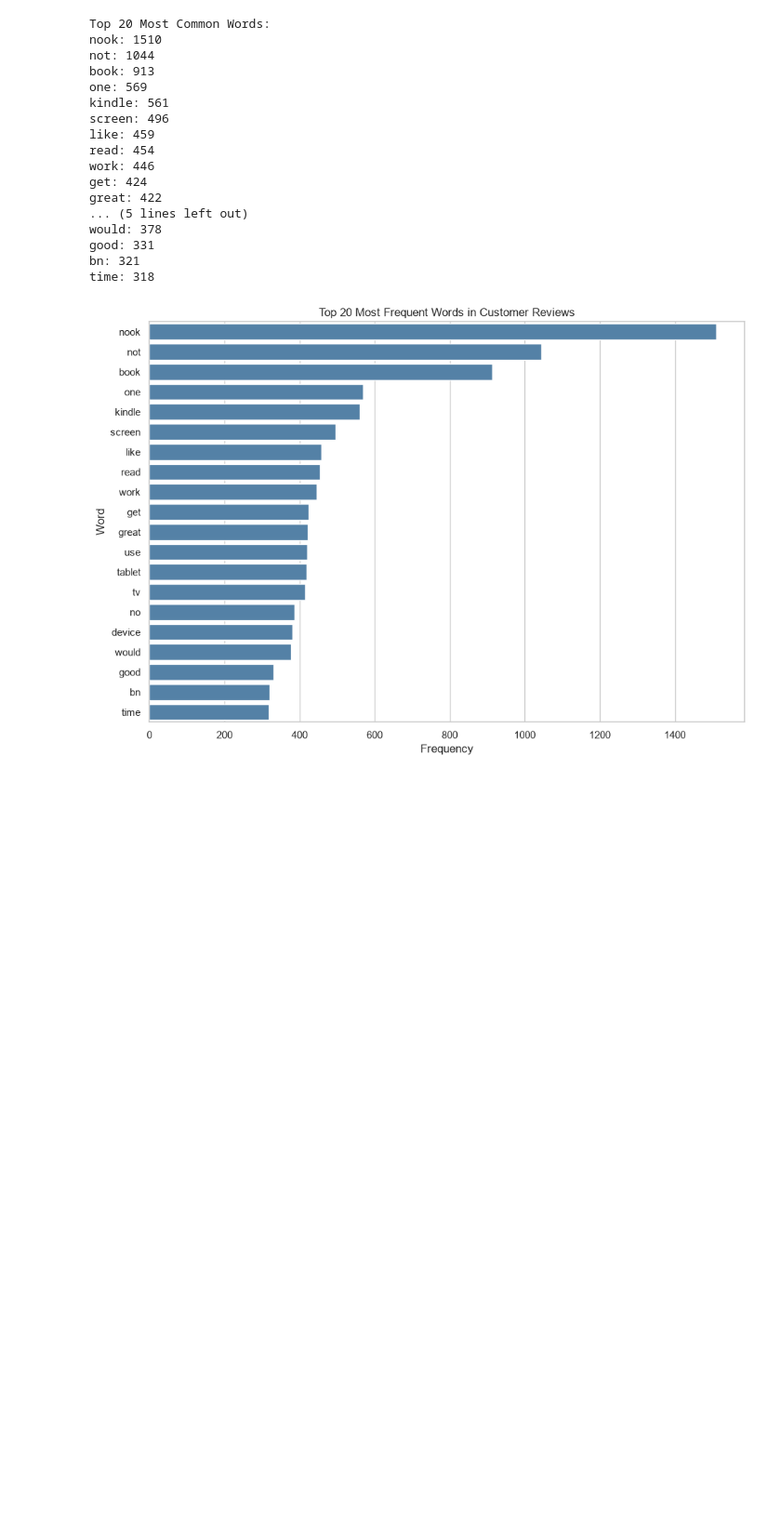
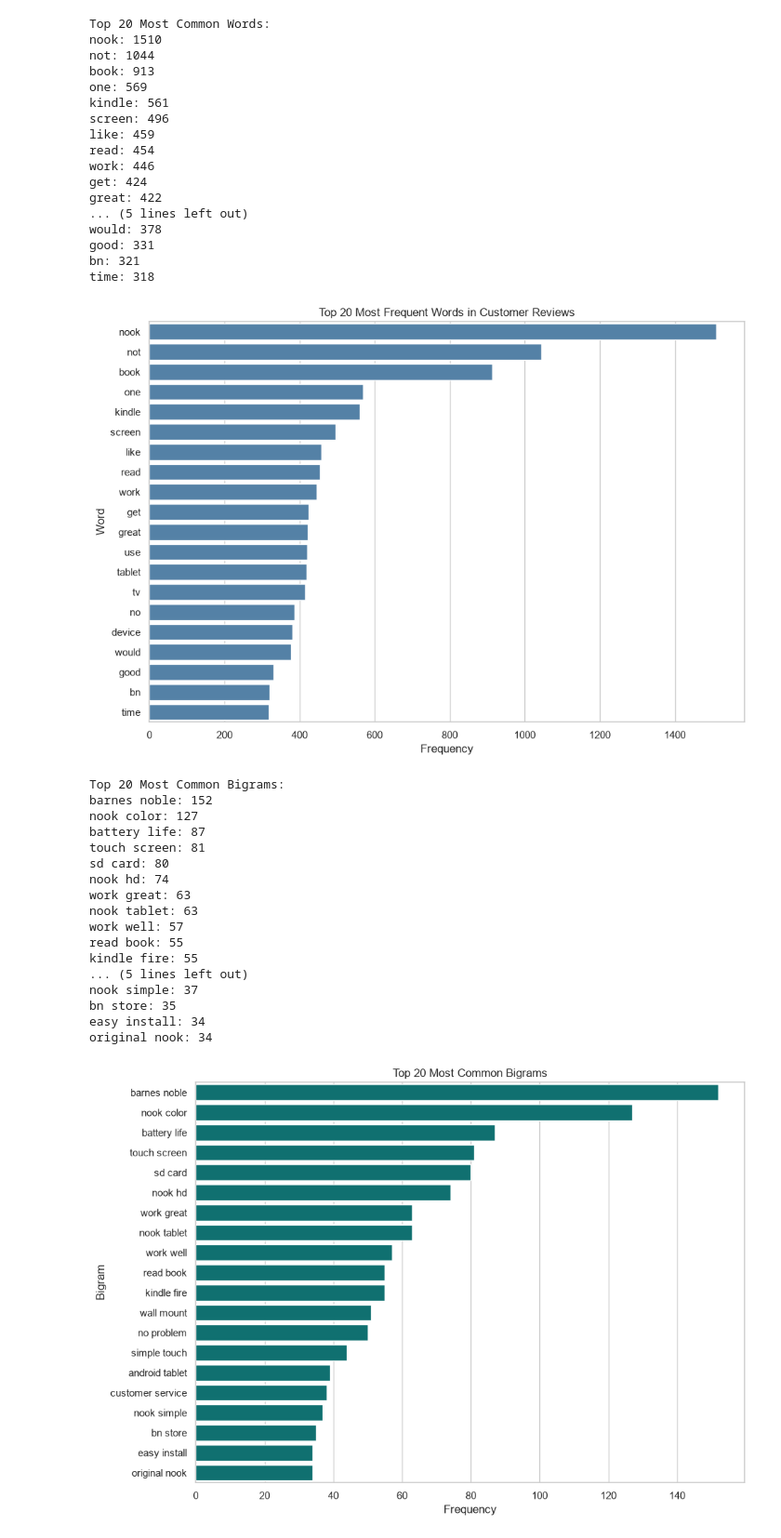
Before and after one commit to ngunjirikevin/analytics-firm-client-projects, a Jupyter notebook: analytics_firm_clients.ipynb, the cells around one changed output. Shown at 93% size. Saved outputs shown, nothing was run; the diff lists cells and outputs as text; code cells hidden in the pictures; blank space fills up the shorter version.

Commit message:
feat: add bigram frequency analysis and its visualization

```diff
--- a/analytics_firm_clients.ipynb
+++ b/analytics_firm_clients.ipynb
@@ -375,3 +375,78 @@ good: 331
 bn: 321
 time: 318
 [figure]
+# %%
+# 1.9. Bigram Frequency Analysis
+
+# Purpose:
+# Identify frequently occurring two-word combinations.
+
+
+# 1. Generate bigrams within each individual review
+all_bigrams = [
+    bigram
+    for tokens in df['processed_tokens']
+    for bigram in ngrams(tokens, 2)
+]
+
+# 2. Count bigram frequencies
+bigram_counts = Counter(all_bigrams)
+
+# 3. Identify the 20 most common bigrams
+top_20_bigrams = bigram_counts.most_common(20)
+
+# 4. Display results
+print("Top 20 Most Common Bigrams:")
+
+for bigram, frequency in top_20_bigrams:
+    print(f"{' '.join(bigram)}: {frequency}")
+
+
+# 1.10. Bigram Frequency Visualization
+
+# 1. Convert bigram results into a DataFrame
+bigram_df = pd.DataFrame(
+    [
+        (' '.join(bigram), frequency)
+        for bigram, frequency in top_20_bigrams
+    ],
+    columns=['Bigram', 'Frequency']
+)
+
+# 2. Create the visualization
+plt.figure(figsize=(10, 7))
+
+sns.barplot(
+    data=bigram_df,
+    x='Frequency',
+    y='Bigram',
+    color='teal'
+)
+
+# 3. Add descriptive labels
+plt.title('Top 20 Most Common Bigrams')
+plt.xlabel('Frequency')
+plt.ylabel('Bigram')
+
+# 4. Display the visualization
+plt.tight_layout()
+plt.show()
+# %% [output]
+Top 20 Most Common Bigrams:
+barnes noble: 152
+nook color: 127
+battery life: 87
+touch screen: 81
+sd card: 80
+nook hd: 74
+work great: 63
+nook tablet: 63
+work well: 57
+read book: 55
+kindle fire: 55
+... (5 lines left out)
+nook simple: 37
+bn store: 35
+easy install: 34
+original nook: 34
+[figure, added]
```
